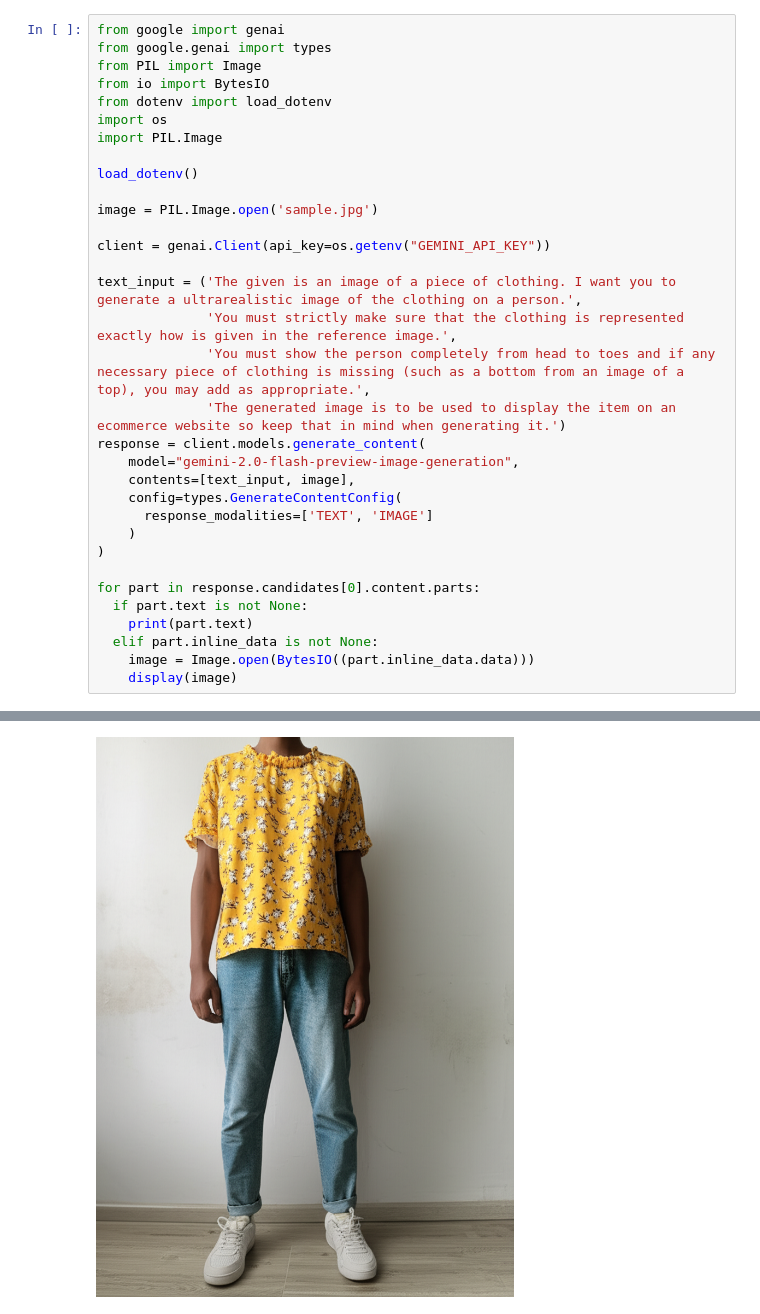
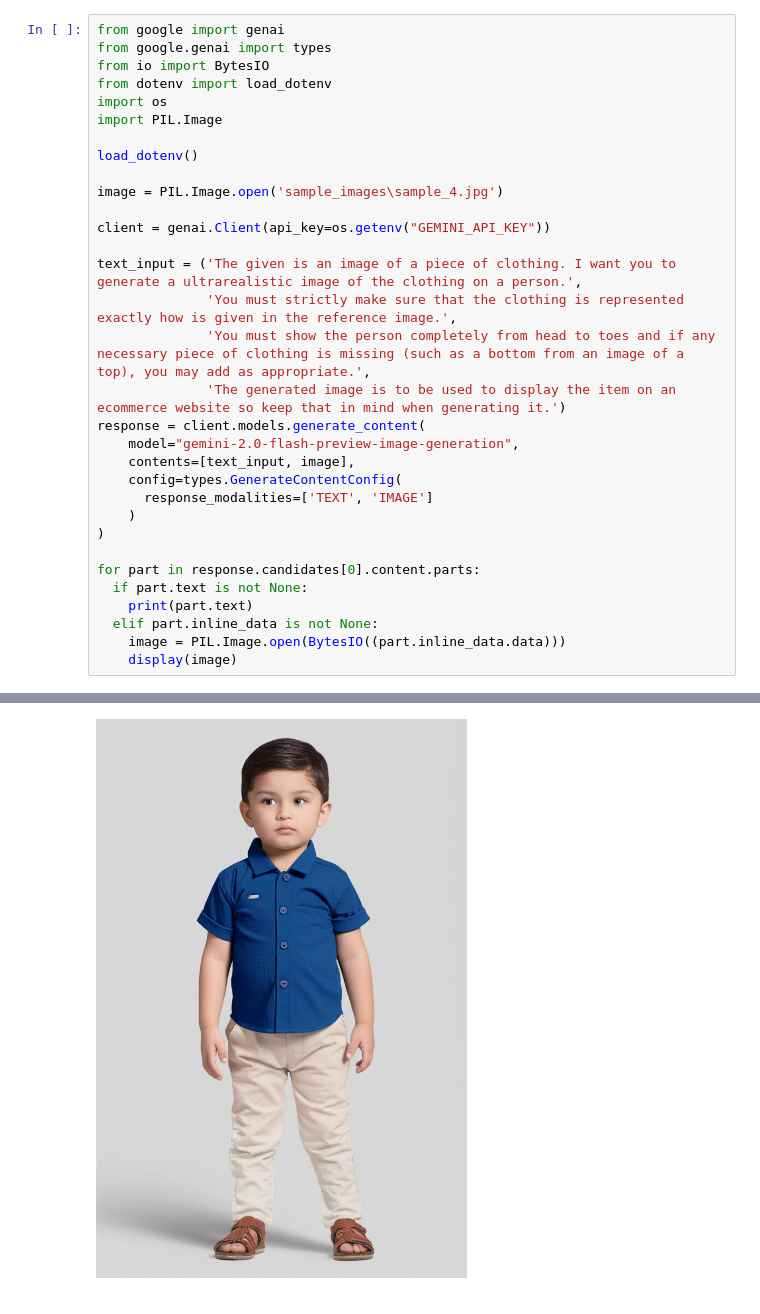
Before and after one commit to josh1221wa/llm_clothes_model, a Jupyter notebook: main.ipynb, the cells around one changed output, grey strips where cells are left out. Drawn from its saved outputs; the diff is of its cells as text.

```diff
--- a/main.ipynb
+++ b/main.ipynb
@@ -1,7 +1,6 @@
 # %%
 from google import genai
 from google.genai import types
-from PIL import Image
 from io import BytesIO
 from dotenv import load_dotenv
 import os
@@ -9,7 +8,7 @@ import PIL.Image
 
 load_dotenv()
 
-image = PIL.Image.open('sample.jpg')
+image = PIL.Image.open('sample_images\sample_4.jpg')
 
 client = genai.Client(api_key=os.getenv("GEMINI_API_KEY"))
 
@@ -29,6 +28,6 @@ for part in response.candidates[0].content.parts:
   if part.text is not None:
     print(part.text)
   elif part.inline_data is not None:
-    image = Image.open(BytesIO((part.inline_data.data)))
+    image = PIL.Image.open(BytesIO((part.inline_data.data)))
     display(image)
 # %% [output]
@@ -36 +35 @@ I will generate an ultrarealistic image of a person from head to toe wearing the
-[figure, old version]
+[figure, new version]
```
Also changed, not shown: parts of 1 cell of this notebook.
